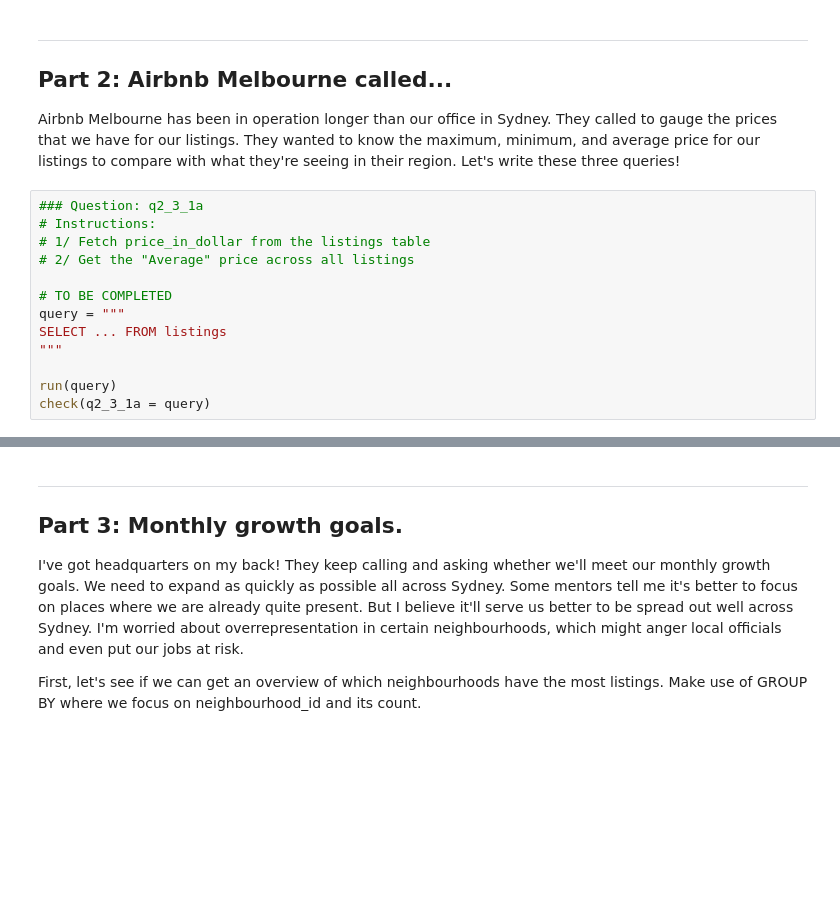
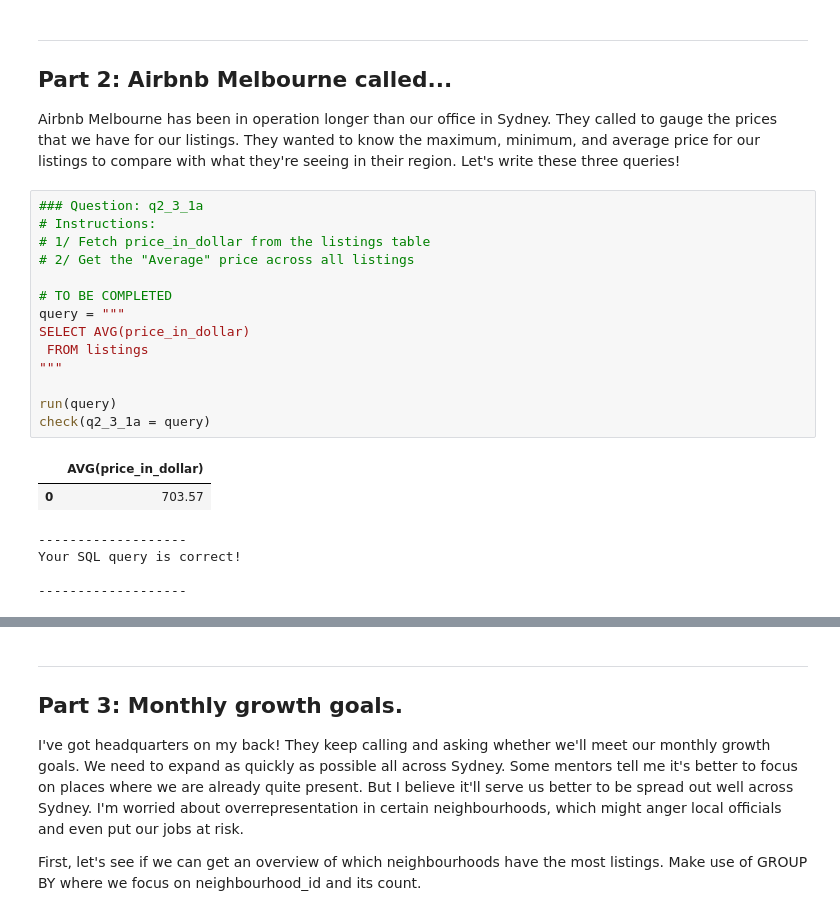
Before and after one commit to DuretiShemsi/SQLQueryProject, a Jupyter notebook: Dureti_Shemsi_Week_2_Project_SQLCC.ipynb, the cells around one changed output, grey strips where cells are left out. Saved outputs shown, nothing was run; the diff lists cells and outputs as text; blank space fills up the shorter version.

```diff
--- a/Dureti_Shemsi_Week_2_Project_SQLCC.ipynb
+++ b/Dureti_Shemsi_Week_2_Project_SQLCC.ipynb
@@ -256,16 +256,24 @@ Airbnb Melbourne has been in operation longer than our office in Sydney. They ca
 # %%
 ### Question: q2_3_1a
 # Instructions:
 # 1/ Fetch price_in_dollar from the listings table
 # 2/ Get the "Average" price across all listings
 
 # TO BE COMPLETED
 query = """
-SELECT ... FROM listings
+SELECT AVG(price_in_dollar)
+ FROM listings
 """
 
 run(query)
 check(q2_3_1a = query)
+# %% [output]
+|  | AVG(price_in_dollar) |
+| 0 | 703.57 |
+-------------------
+Your SQL query is correct!
+
+-------------------
 # %%
 ### Question: q2_3_1b
 # Instructions:
```
Also changed, not shown: parts of 2 cells of this notebook.
